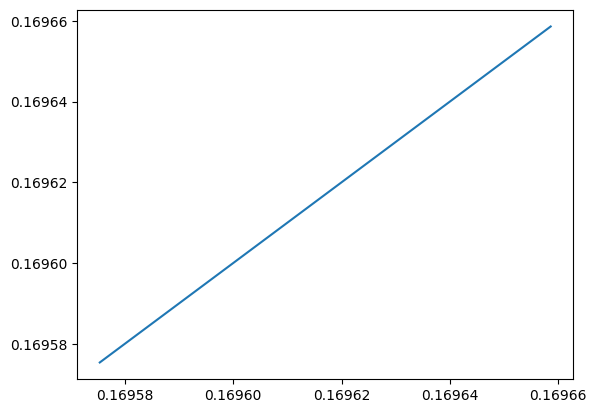
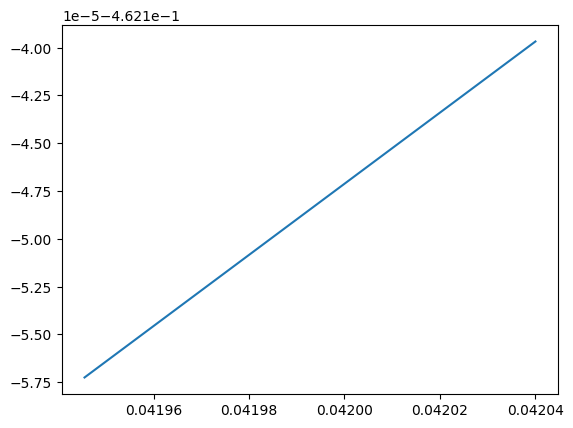
The notebook cell's code change between the first figure and the second:
--- before
+++ after
@@ -1 +1 @@
-r_sol = plt.plot(rs[2,:,0]/AU_m,rs[2,:,0]/AU_m)
+r_sol = plt.plot(rs[1,:,0]/AU_m,rs[1,:,1]/AU_m)

Commit: Created using Colab